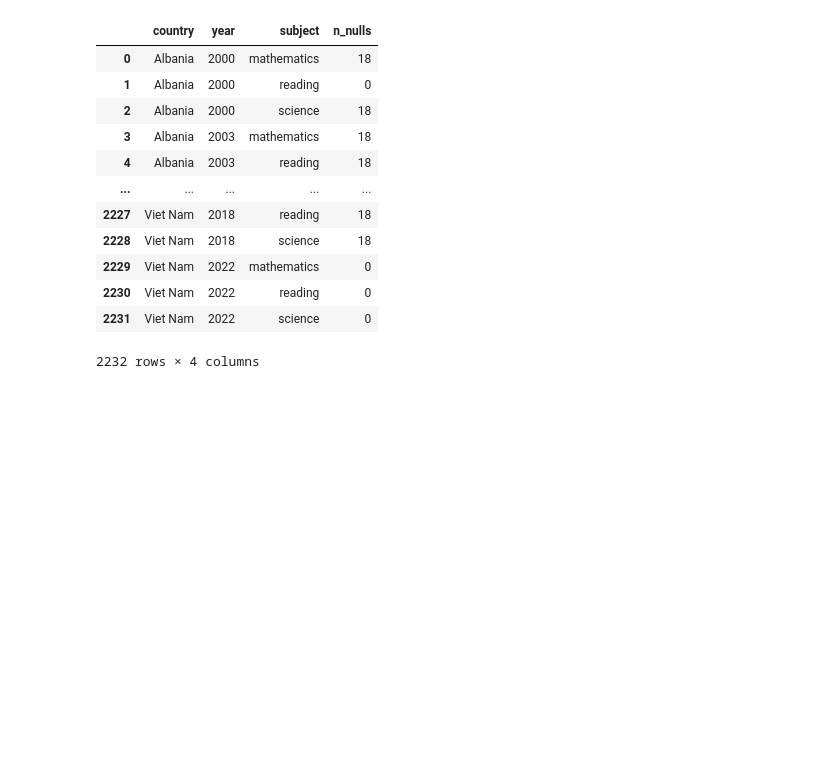
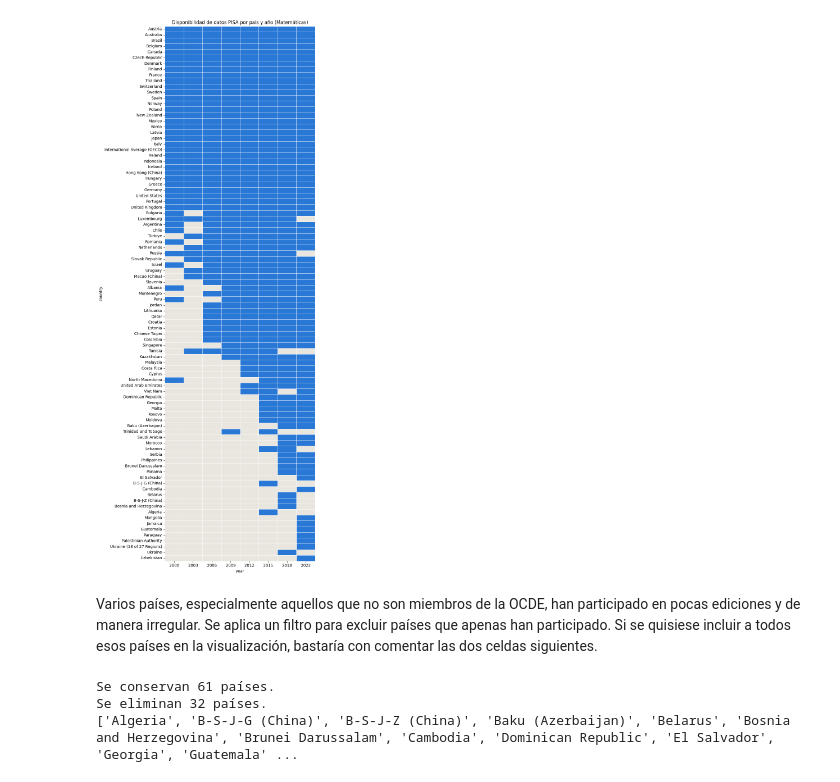
Before and after one commit to musero55/tfm_data_science, a Jupyter notebook: notebooks/fase_1_data_ingestion_eda/01_visualizacion_medias_globales.ipynb, the cells around one changed output. Drawn from its saved outputs; the diff is of its cells as text; code cells hidden in the pictures; blank space fills up the shorter version.

Commit message:
Notebook visualización  de evolución temporal completo
Por error, no hice commit de la versión completa.

```diff
--- a/notebooks/fase_1_data_ingestion_eda/01_visualizacion_medias_globales.ipynb
+++ b/notebooks/fase_1_data_ingestion_eda/01_visualizacion_medias_globales.ipynb
@@ -59,26 +33,32 @@ df_pisa = (
     .groupby(["country", "year", "subject"], as_index=False)
     .first()
 )
-# %%
-nulls_country_year = (
-    df_pisa
-    .groupby(["country", "year", "subject"])
-    .apply(lambda x: x.isna().sum().sum())
-    .reset_index(name="n_nulls")
-)
-
-nulls_country_year
-# %% [output]
-|  | country | year | subject | n_nulls |
-| 0 | Albania | 2000 | mathematics | 18 |
-| 1 | Albania | 2000 | reading | 0 |
-| 2 | Albania | 2000 | science | 18 |
-| 3 | Albania | 2003 | mathematics | 18 |
-| 4 | Albania | 2003 | reading | 18 |
-| ... | ... | ... | ... | ... |
-| 2227 | Viet Nam | 2018 | reading | 18 |
-| 2228 | Viet Nam | 2018 | science | 18 |
-| 2229 | Viet Nam | 2022 | mathematics | 0 |
-| 2230 | Viet Nam | 2022 | reading | 0 |
-| 2231 | Viet Nam | 2022 | science | 0 |
-2232 rows × 4 columns
+# %%
+# Participación de países: ver si hay dato en AL MENOS una de las asignaturas por año
+participacion = (
+df_pisa
+.pivot_table(index='country', columns='year', values='average', aggfunc='count')
+.fillna(0)
+.astype(bool)
+)
+
+# Ordenar países por disponibilidad
+participacion = participacion.loc[participacion.sum(axis=1).sort_values(ascending=False).index]
+
+# Pintar
+fig, ax = plt.subplots(figsize=(8, 20)) # alto porque son ~97 países
+sns.heatmap(
+participacion,
+cmap=['#e8e6df', '#2a78d6'], # gris = no participó, azul = participó
+cbar=False,
+linewidths=0.5,
+linecolor='white',
+ax=ax
+)
+ax.set_title('Disponibilidad de datos PISA por país y año (Matemáticas)')
+plt.tight_layout()
+plt.show()
+# %% [output]
+[figure, added]
+# %% [markdown]
+Varios países, especialmente aquellos que no son miembros de la OCDE, han participado en pocas ediciones y de manera irregular. Se aplica un filtro para excluir países que apenas han participado. Si se quisiese incluir a todos esos países en la visualización, bastaría con comentar las dos celdas siguientes.
@@ -84,0 +85,10 @@ nulls_country_year
+# %%
+paises_descartados = participacion.index.difference(paises_validos)
+
+print(f"Se conservan {len(paises_validos)} países.")
+print(f"Se eliminan {len(paises_descartados)} países.")
+print(sorted(paises_descartados))
+# %% [output]
+Se conservan 61 países.
+Se eliminan 32 países.
+['Algeria', 'B-S-J-G (China)', 'B-S-J-Z (China)', 'Baku (Azerbaijan)', 'Belarus', 'Bosnia and Herzegovina', 'Brunei Darussalam', 'Cambodia', 'Dominican Republic', 'El Salvador', 'Georgia', 'Guatemala' ...
```
Also changed, not shown: parts of 13 cells of this notebook.
